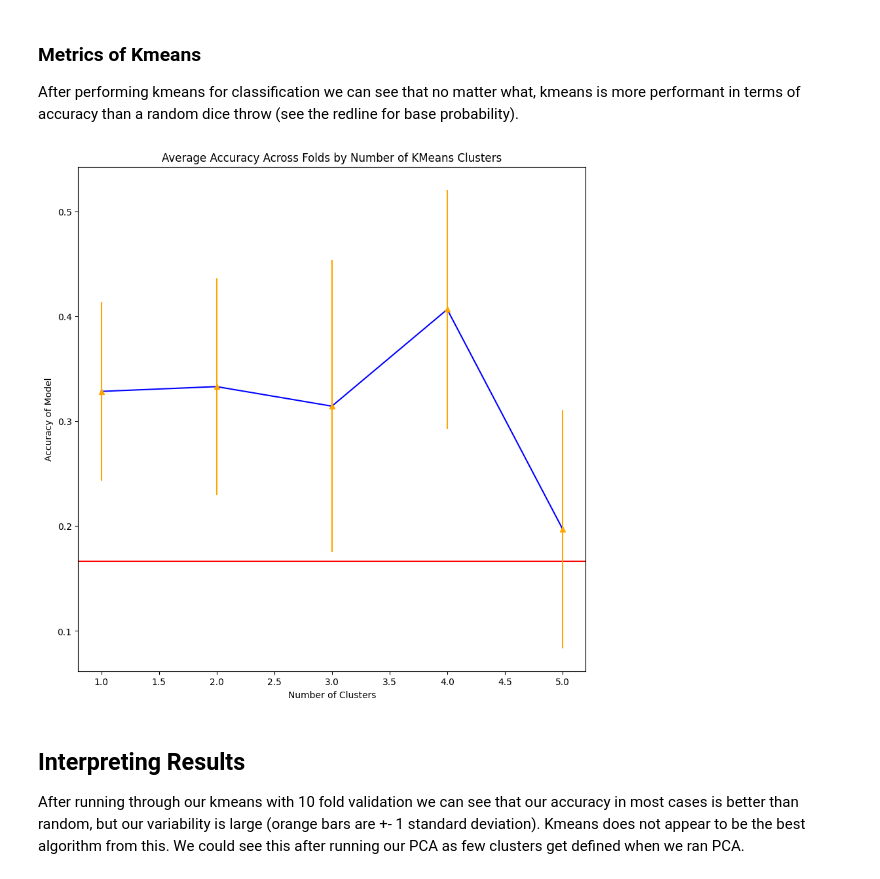
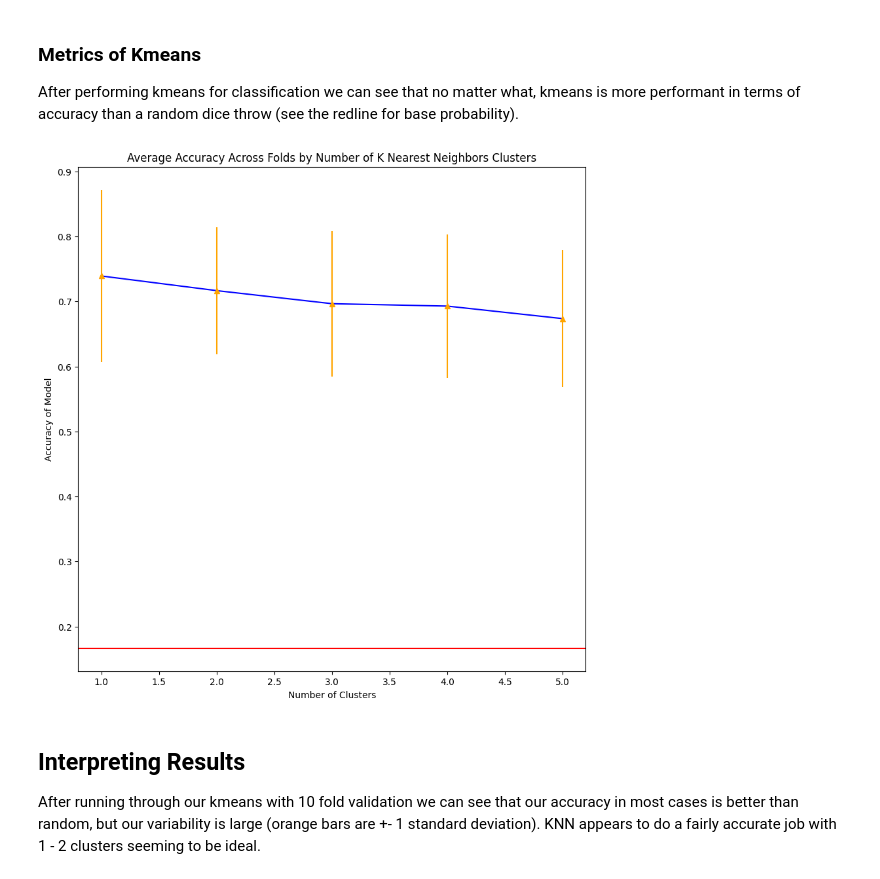
Before and after one commit to CSI-777/Homework_3, a Jupyter notebook: Homework_3.ipynb, the cells around one changed output. Drawn from its saved outputs; the diff is of its cells as text; code cells hidden in the pictures.

```diff
--- a/Homework_3.ipynb
+++ b/Homework_3.ipynb
@@ -92,8 +92,8 @@ cv = KFold(n_splits=10, random_state=1, shuffle=True)
 
 for i in range(5):
     nc = i+1
-    kmeans = KMeans(n_clusters=nc).fit(X)
-    scores = cross_val_score(kmeans, X, Y, scoring='accuracy', cv=cv, n_jobs=-1)
+    knn = KNeighborsClassifier(n_neighbors=nc).fit(X, Y)
+    scores = cross_val_score(knn, X, Y, scoring='accuracy', cv=cv, n_jobs=-1)
     acc.append(scores.mean())
     idx.append(nc)
     stdev.append(scores.std())
@@ -103,16 +103,16 @@ for i in range(5):
 After performing kmeans for classification we can see that no matter what, kmeans is more performant in terms of accuracy than a random dice throw (see the redline for base probability).
 # %%
 fig = plt.figure(figsize=(10,10))
-plt.title("Average Accuracy Across Folds by Number of KMeans Clusters")
+plt.title("Average Accuracy Across Folds by Number of K Nearest Neighbors Clusters")
 plt.xlabel("Number of Clusters")
 plt.ylabel("Accuracy of Model")
 plt.axhline(1/len(set(df['Type'])), color='red')
 plt.plot(idx, acc, color='blue')
 plt.errorbar(idx, acc, stdev, linestyle='None', marker='^', color='orange')
 plt.show()
 # %% [output]
-[figure, old version]
+[figure, new version]
 # %% [markdown]
 ## Interpreting Results
 
-After running through our kmeans with 10 fold validation we can see that our accuracy in most cases is better than random, but our variability is large (orange bars are +- 1 standard deviation). Kmeans does not appear to be the best algorithm from this. We could see this after running our PCA as few clusters get defined when we ran PCA.
+After running through our kmeans with 10 fold validation we can see that our accuracy in most cases is better than random, but our variability is large (orange bars are +- 1 standard deviation). KNN appears to do a fairly accurate job with 1 - 2 clusters seeming to be ideal.
```
Also changed, not shown: parts of 1 cell of this notebook.
